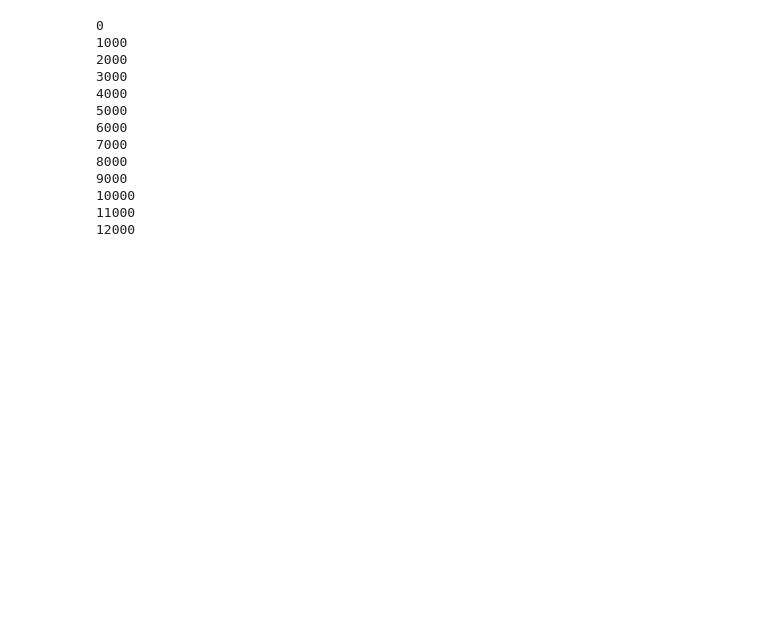
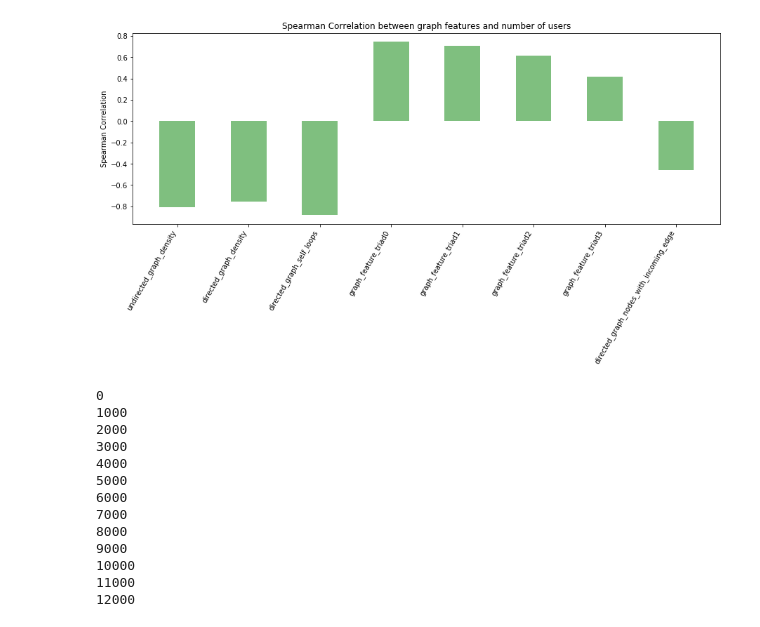
Before and after one commit to conversationai/wikidetox, a Jupyter notebook: conversation_classification/Baseline Testing-attacker_in_conv.ipynb, the cells around one changed output. Saved outputs shown, nothing was run; the diff lists cells and outputs as text; code cells hidden in the pictures; blank space fills up the shorter version.

```diff
--- a/conversation_classification/Baseline Testing-attacker_in_conv.ipynb
+++ b/conversation_classification/Baseline Testing-attacker_in_conv.ipynb
@@ -599,3 +631,22 @@ for ind, pair in enumerate(documents):
+# %%
+N = len(corr)
+
+ind = np.arange(N)  # the x locations for the groups
+width = 0.5       # the width of the bars
+
+#plt.subplots()
+plt.figure(figsize=(15, 5))
+plt.bar(ind, corr, width, color='green', alpha=0.5, yerr=pval)
+
+# add some text for labels, title and axes ticks
+plt.ylabel('Spearman Correlation')
+plt.title('Spearman Correlation between graph features and number of users')
+plt.xticks(ind, names, rotation=60, ha='right')
+#ax.set_xticklabels(names)
+
+plt.show()
+# %% [output]
+[figure, added]
 # %%
 X, y, feature_names = documents2feature_vectors(feature_sets)
 # %% [output]
```
Also changed, not shown: parts of 8 cells of this notebook, 1 other file.
